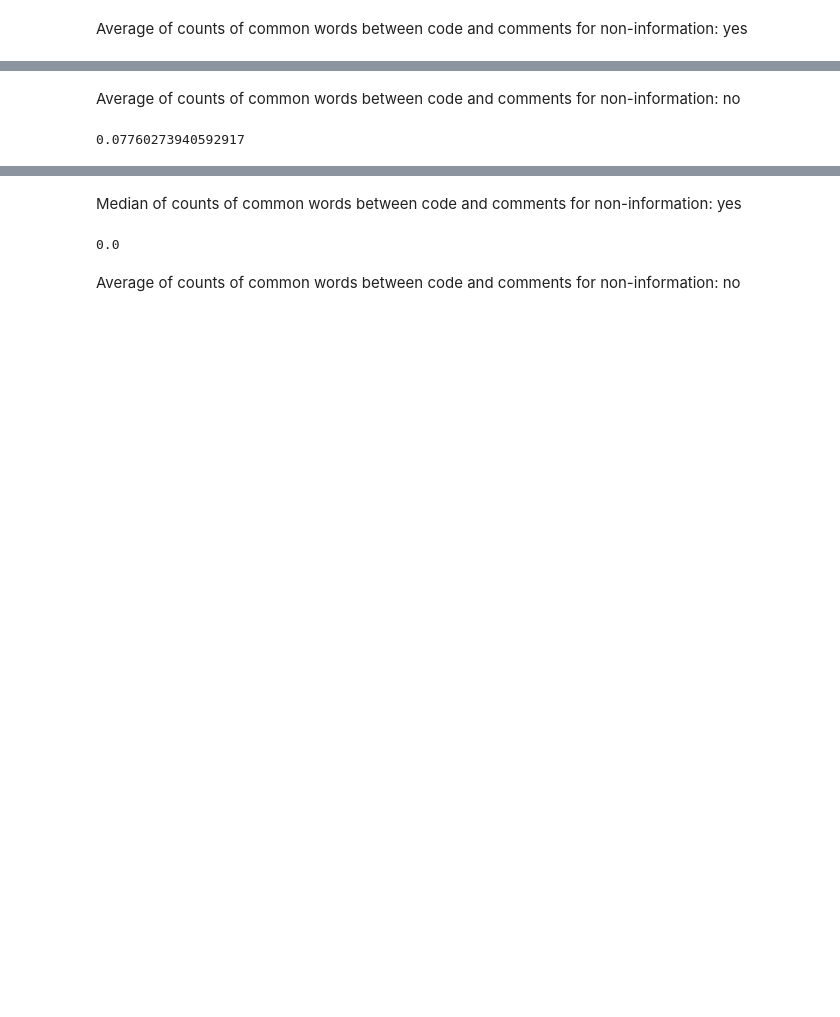
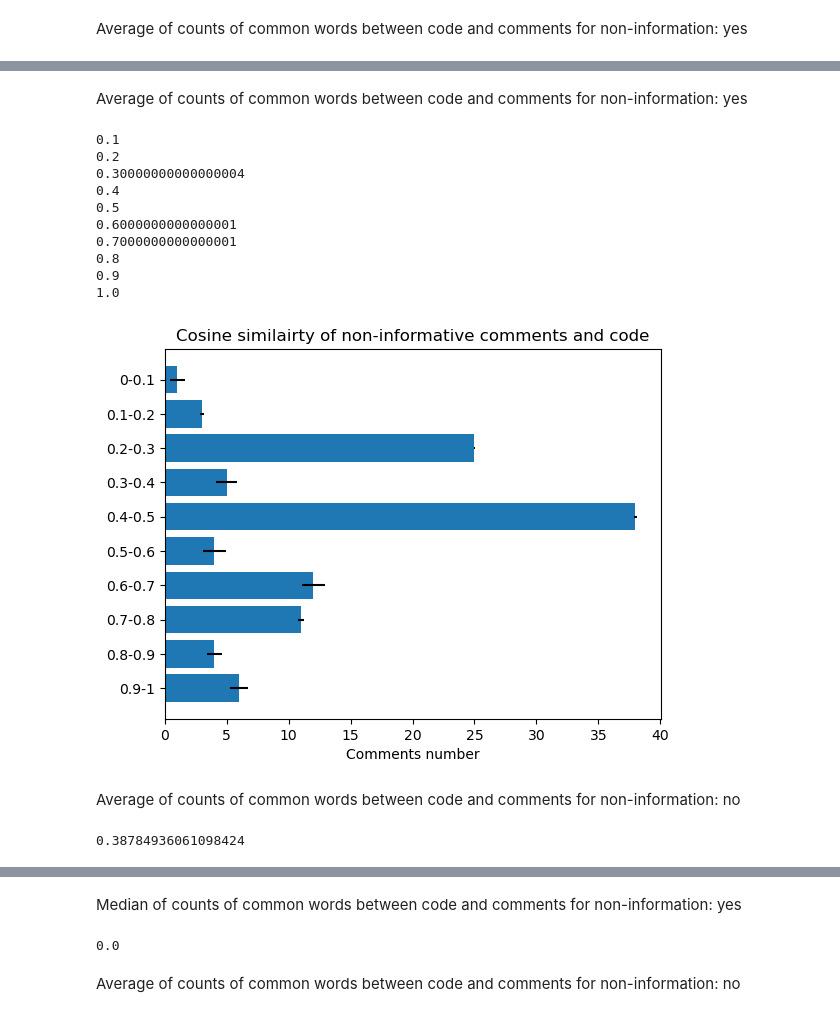
Before and after one commit to patrycjapraczyk/Declutter-challenge, a Jupyter notebook: notebooks/dataAnalysis/comment_code_similarity.ipynb, the cells around one changed output, grey strips where cells are left out. Saved outputs shown, nothing was run; the diff lists cells and outputs as text; code cells hidden in the pictures; blank space fills up the shorter version.

```diff
--- a/notebooks/dataAnalysis/comment_code_similarity.ipynb
+++ b/notebooks/dataAnalysis/comment_code_similarity.ipynb
@@ -95,9 +104,51 @@ bad_comments['word_counts'].mean()
+# %% [markdown]
+Average of counts of common words between code and comments for non-information: yes
+# %%
+arr = []
+for i in range(1, 11):
+    comments_smaller = bad_comments[bad_comments['cosine_score'] < 0.1 * i]
+    print(i*0.1)
+    num = comments_smaller[comments_smaller['cosine_score'] > (0.1 * i - 0.1)].shape[0]
+    arr.append(num)
+
+import matplotlib.pyplot as plt
+import numpy as np
+
+plt.rcdefaults()
+fig, ax = plt.subplots()
+
+# Example data
+people = ('0-0.1', '0.1-0.2', '0.2-0.3', '0.3-0.4', '0.4-0.5', '0.5-0.6', '0.6-0.7', '0.7-0.8', '0.8-0.9', '0.9-1')
+y_pos =  np.arange(len(people))
+performance = np.array(arr)
+error = np.random.rand(len(people))
+
+ax.barh(y_pos, performance, xerr=error, align='center')
+ax.set_yticks(y_pos)
+ax.set_yticklabels(people)
+ax.invert_yaxis()  # labels read top-to-bottom
+ax.set_xlabel('Comments number')
+ax.set_title('Cosine similairty of non-informative comments and code')
+
+plt.show()
+# %% [output]
+0.1
+0.2
+0.30000000000000004
+0.4
+0.5
+0.6000000000000001
+0.7000000000000001
+0.8
+0.9
+1.0
+[figure, added]
 # %% [markdown]
 Average of counts of common words between code and comments for non-information: no
 # %%
 from helpers.textual_analysis import *
 
 bad_comments = df[df['non-information'] == 'no']
-bad_comments['word_counts'].mean()
+bad_comments['cosine_score'].mean()
 # %% [output]
-0.07760273940592917
+0.38784936061098424
```
Also changed, not shown: parts of 10 cells of this notebook, 35 other files.
